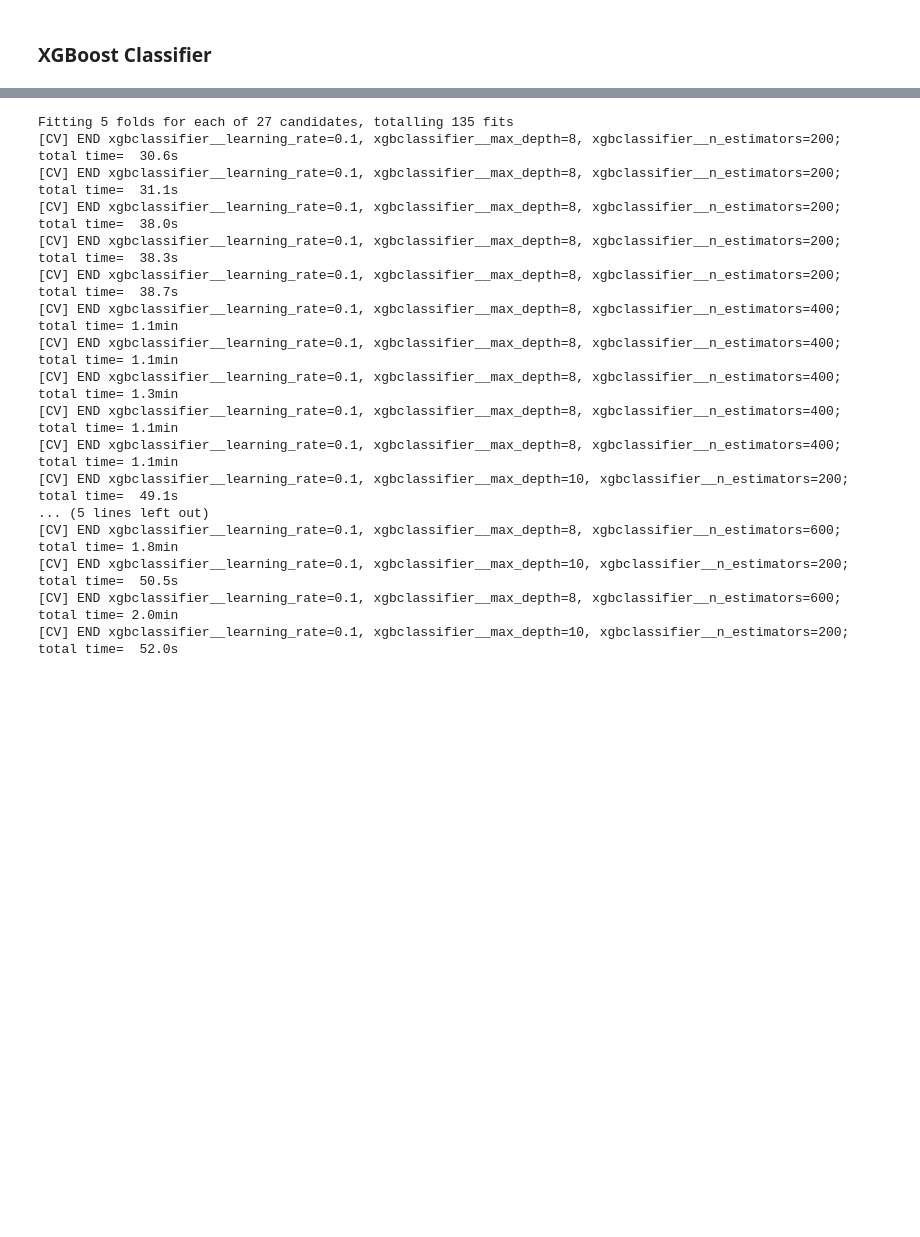
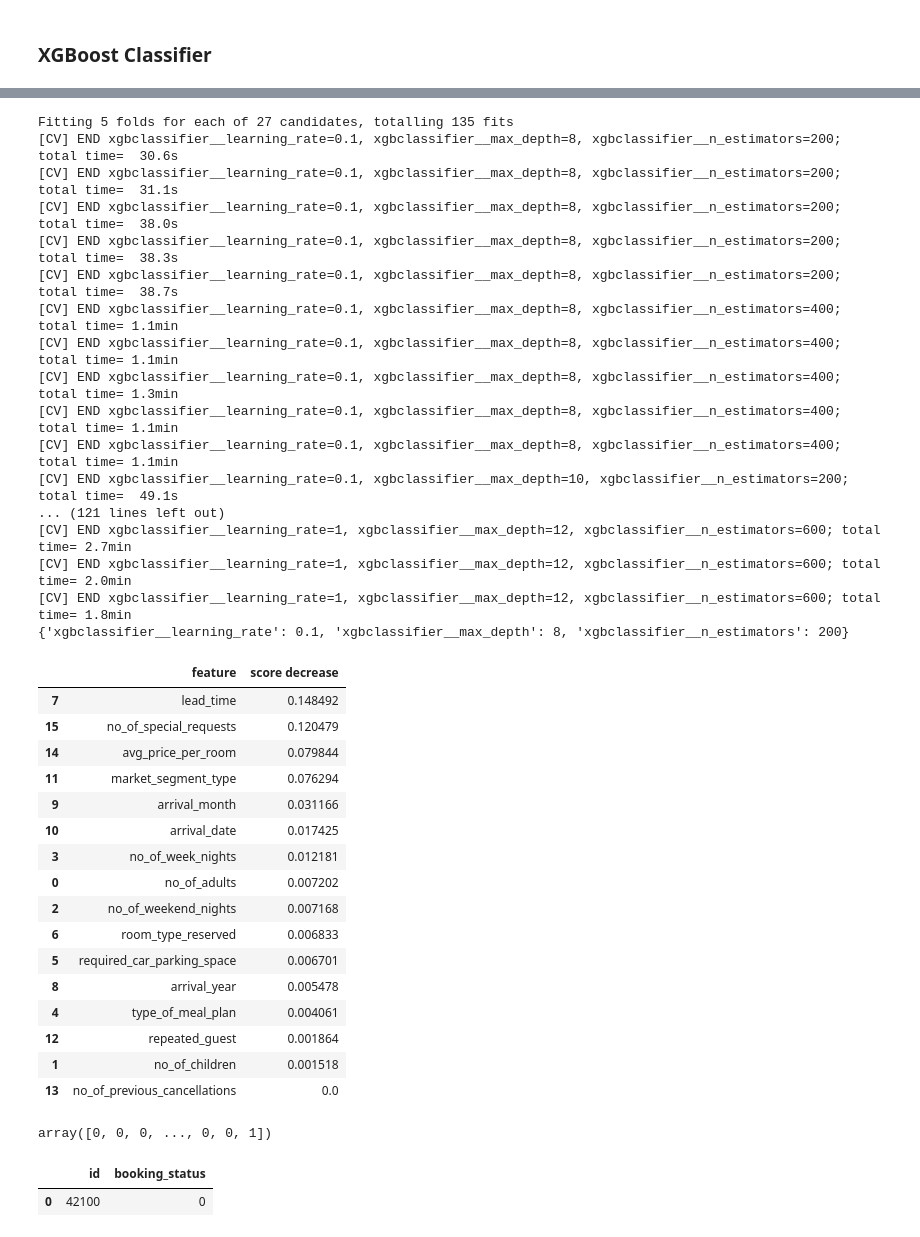
Before and after one commit to Tomateau/reservation_cancellation_prediction, a Jupyter notebook: notebook.ipynb, the cells around one changed output, grey strips where cells are left out. Saved outputs shown, nothing was run; the diff lists cells and outputs as text; code cells hidden in the pictures; blank space fills up the shorter version.

```diff
--- a/notebook.ipynb
+++ b/notebook.ipynb
@@ -332,7 +332,7 @@ ColumnTransformer(n_jobs=None, remainder='drop', sparse_threshold=0.3,
 # %% [markdown]
 ### XGBoost Classifier
 # %%
-model_xgb = XGBClassifier(max_depth=10, n_estimators=500, learning_rate=0.3)
+model_xgb = XGBClassifier(max_depth=8, n_estimators=200, learning_rate=0.1)
 pipe_xgb = make_pipeline(preproc, model_xgb)
 cross_val_score(pipe_xgb,X,y,cv=5,scoring="f1",n_jobs=-1).mean()
 # %% [output]
@@ -340,17 +360,17 @@ cross_val_score(pipe_xgb,X,y,cv=5,scoring="f1",n_jobs=-1).mean()
 # %%
-if allow_grid_searching:
-    grid = {
-         'xgbclassifier__learning_rate': [0.1, 0.5, 1],
-         'xgbclassifier__max_depth': [8, 10, 12],
-         'xgbclassifier__n_estimators': [200, 400, 600]
-    }
+# if allow_grid_searching:
+#     grid = {
+#          'xgbclassifier__learning_rate': [0.1, 0.5, 1],
+#          'xgbclassifier__max_depth': [8, 10, 12],
+#          'xgbclassifier__n_estimators': [200, 400, 600]
+#     }
 
-    search_xgb = GridSearchCV(pipe_xgb, param_grid=grid,
-                              cv=5, n_jobs=-1, verbose=2, scoring='f1')
+#     search_xgb = GridSearchCV(pipe_xgb, param_grid=grid,
+#                               cv=5, n_jobs=-1, verbose=2, scoring='f1')
 
-    search_xgb.fit(X, y);
-    print(search_xgb.best_params_)
-    search_xgb.best_score_
+#     search_xgb.fit(X, y);
+#     print(search_xgb.best_params_)
+#     search_xgb.best_score_
 # %% [output]
 Fitting 5 folds for each of 27 candidates, totalling 135 fits
 [CV] END xgbclassifier__learning_rate=0.1, xgbclassifier__max_depth=8, xgbclassifier__n_estimators=200; total time=  30.6s
@@ -364,8 +384,42 @@ Fitting 5 folds for each of 27 candidates, totalling 135 fits
 [CV] END xgbclassifier__learning_rate=0.1, xgbclassifier__max_depth=8, xgbclassifier__n_estimators=400; total time= 1.1min
 [CV] END xgbclassifier__learning_rate=0.1, xgbclassifier__max_depth=8, xgbclassifier__n_estimators=400; total time= 1.1min
 [CV] END xgbclassifier__learning_rate=0.1, xgbclassifier__max_depth=10, xgbclassifier__n_estimators=200; total time=  49.1s
-... (5 lines left out)
-[CV] END xgbclassifier__learning_rate=0.1, xgbclassifier__max_depth=8, xgbclassifier__n_estimators=600; total time= 1.8min
-[CV] END xgbclassifier__learning_rate=0.1, xgbclassifier__max_depth=10, xgbclassifier__n_estimators=200; total time=  50.5s
-[CV] END xgbclassifier__learning_rate=0.1, xgbclassifier__max_depth=8, xgbclassifier__n_estimators=600; total time= 2.0min
-[CV] END xgbclassifier__learning_rate=0.1, xgbclassifier__max_depth=10, xgbclassifier__n_estimators=200; total time=  52.0s
+... (121 lines left out)
+[CV] END xgbclassifier__learning_rate=1, xgbclassifier__max_depth=12, xgbclassifier__n_estimators=600; total time= 2.7min
+[CV] END xgbclassifier__learning_rate=1, xgbclassifier__max_depth=12, xgbclassifier__n_estimators=600; total time= 2.0min
+[CV] END xgbclassifier__learning_rate=1, xgbclassifier__max_depth=12, xgbclassifier__n_estimators=600; total time= 1.8min
+{'xgbclassifier__learning_rate': 0.1, 'xgbclassifier__max_depth': 8, 'xgbclassifier__n_estimators': 200}
+# %%
+from sklearn.inspection import permutation_importance
+
+# Fit model
+model = pipe_xgb.fit(X,y)
+
+# Performs Permutation
+permutation_score = permutation_importance(model, X, y, n_repeats=10)
+
+# Unstack results showing the decrease in performance after shuffling features
+importance_df = pd.DataFrame(np.vstack((X.columns,
+                                        permutation_score.importances_mean)).T)
+importance_df.columns=['feature','score decrease']
+
+# Show the important features
+importance_df.sort_values(by="score decrease", ascending = False)
+# %% [output]
+|  | feature | score decrease |
+| 7 | lead_time | 0.148492 |
+| 15 | no_of_special_requests | 0.120479 |
+| 14 | avg_price_per_room | 0.079844 |
+| 11 | market_segment_type | 0.076294 |
+| 9 | arrival_month | 0.031166 |
+| 10 | arrival_date | 0.017425 |
+| 3 | no_of_week_nights | 0.012181 |
+| 0 | no_of_adults | 0.007202 |
+| 2 | no_of_weekend_nights | 0.007168 |
+| 6 | room_type_reserved | 0.006833 |
+| 5 | required_car_parking_space | 0.006701 |
+| 8 | arrival_year | 0.005478 |
+| 4 | type_of_meal_plan | 0.004061 |
+| 12 | repeated_guest | 0.001864 |
+| 1 | no_of_children | 0.001518 |
+| 13 | no_of_previous_cancellations | 0.0 |
@@ -371,0 +429,12 @@ Fitting 5 folds for each of 27 candidates, totalling 135 fits
+# %%
+pipe_xgb.fit(X,y)
+y_pred= pipe_xgb.predict(X_test)
+y_pred
+# %% [output]
+array([0, 0, 0, ..., 0, 0, 1])
+# %%
+results = pd.concat([X_test_ids, pd.Series(y_pred, name="booking_status")], axis=1)
+results.head(1)
+# %% [output]
+|  | id | booking_status |
+| 0 | 42100 | 0 |
```
Also changed, not shown: parts of 4 cells of this notebook, 1 other file.
